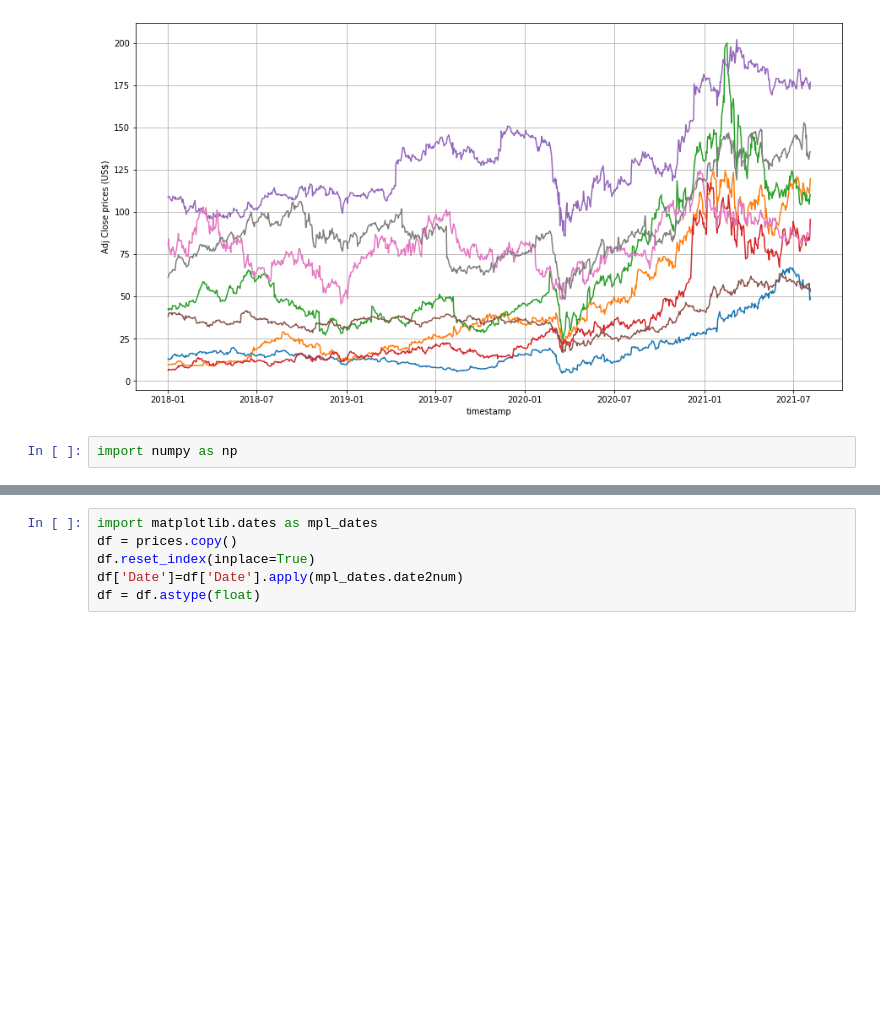
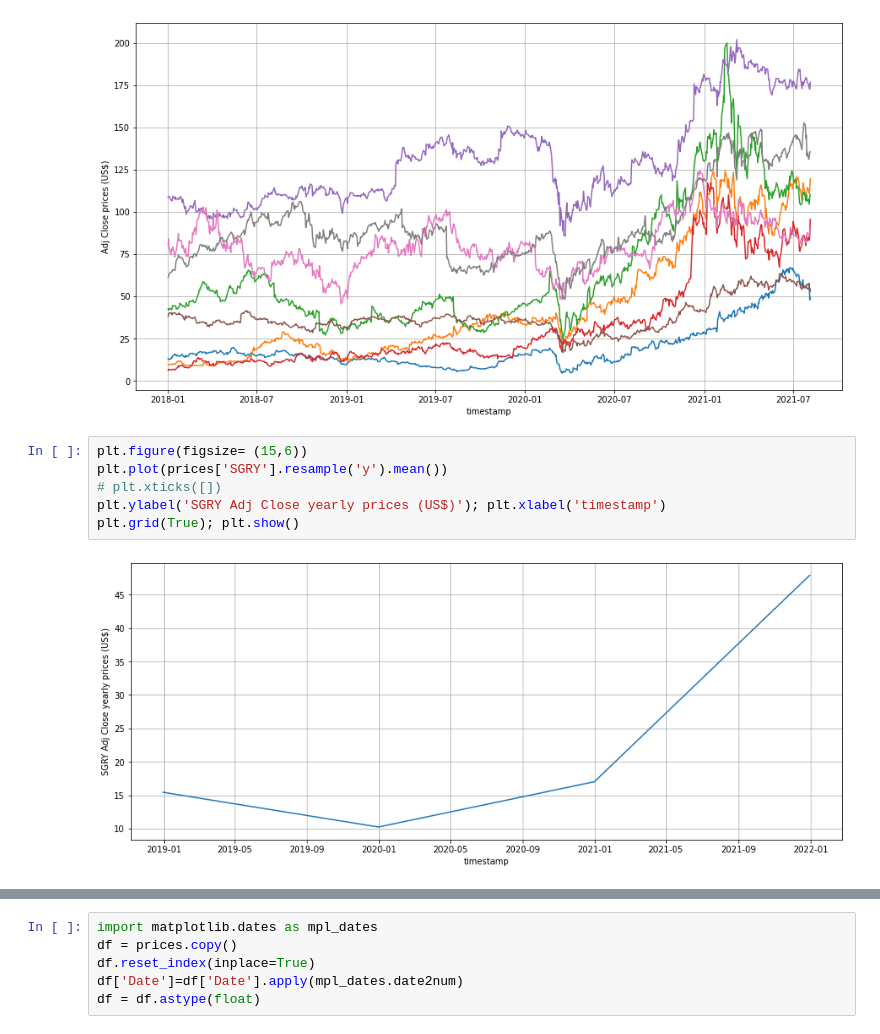
Before and after one commit to saritmaitra/Momentum_Trading, a Jupyter notebook: Weekly_Series_Momentum_Signal.ipynb, the cells around one changed output, grey strips where cells are left out. Cells and saved outputs as stored; diff of their text form; blank space fills up the shorter version.

```diff
--- a/Weekly_Series_Momentum_Signal.ipynb
+++ b/Weekly_Series_Momentum_Signal.ipynb
@@ -45,5 +45,11 @@ plt.ylabel('Adj Close prices (US$)'); plt.xlabel('timestamp')
 plt.grid(True); plt.show()
 # %% [output]
 [figure]
-# %%
-import numpy as np
+# %%
+plt.figure(figsize= (15,6))
+plt.plot(prices['SGRY'].resample('y').mean())
+# plt.xticks([])
+plt.ylabel('SGRY Adj Close yearly prices (US$)'); plt.xlabel('timestamp')
+plt.grid(True); plt.show()
+# %% [output]
+[figure, added]
```
Also changed, not shown: parts of 8 cells of this notebook.
